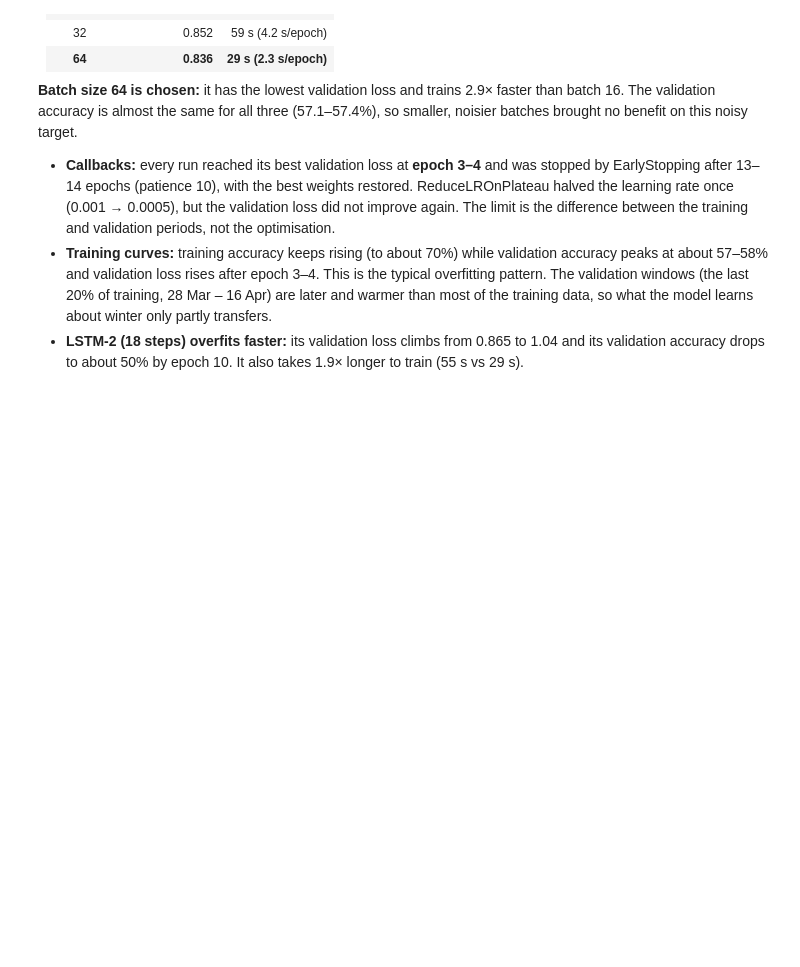
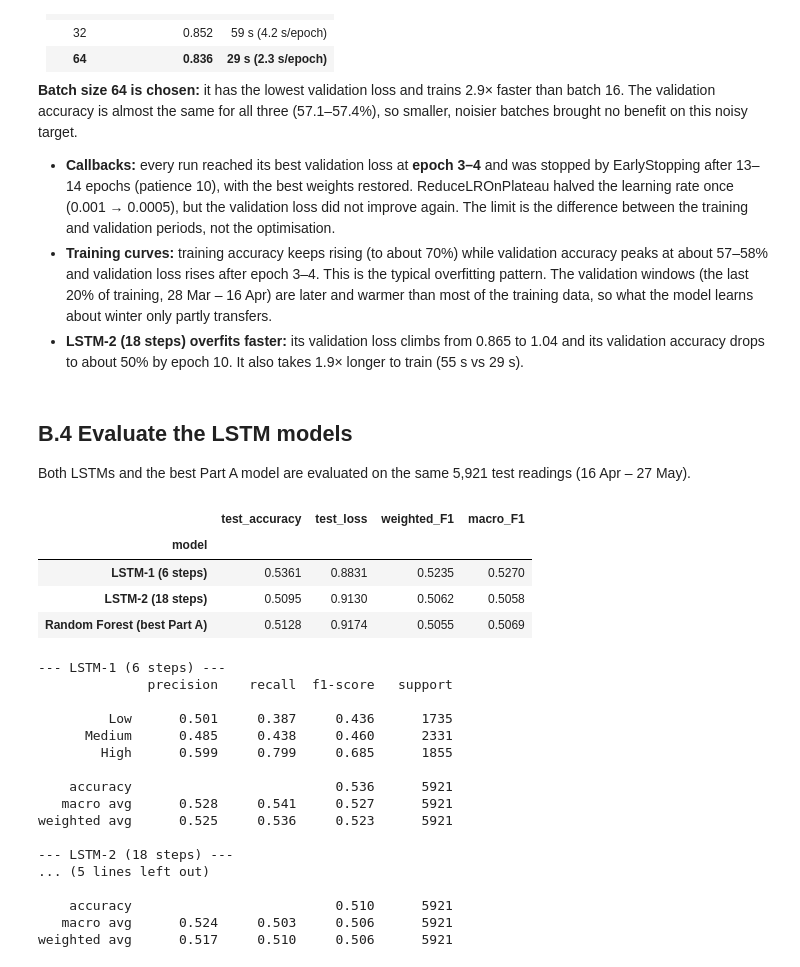
Before and after one commit to phu1009/COS40007---AI-Engineering-, a Jupyter notebook: Portfolio Assessment 3/notebook code/portfolio_assessment_3.ipynb, the cells around one changed output. Saved outputs shown, nothing was run; the diff lists cells and outputs as text; code cells hidden in the pictures; blank space fills up the shorter version.

```diff
--- a/Portfolio Assessment 3/notebook code/portfolio_assessment_3.ipynb
+++ b/Portfolio Assessment 3/notebook code/portfolio_assessment_3.ipynb
@@ -670,3 +670,49 @@ plt.show()
 - **Callbacks:** every run reached its best validation loss at **epoch 3–4** and was stopped by EarlyStopping after 13–14 epochs (patience 10), with the best weights restored. ReduceLROnPlateau halved the learning rate once (0.001 → 0.0005), but the validation loss did not improve again. The limit is the difference between the training and validation periods, not the optimisation.
 - **Training curves:** training accuracy keeps rising (to about 70%) while validation accuracy peaks at about 57–58% and validation loss rises after epoch 3–4. This is the typical overfitting pattern. The validation windows (the last 20% of training, 28 Mar – 16 Apr) are later and warmer than most of the training data, so what the model learns about winter only partly transfers.
 - **LSTM-2 (18 steps) overfits faster:** its validation loss climbs from 0.865 to 1.04 and its validation accuracy drops to about 50% by epoch 10. It also takes 1.9× longer to train (55 s vs 29 s).
+# %% [markdown]
+## B.4 Evaluate the LSTM models
+Both LSTMs and the best Part A model are evaluated on the same 5,921 test readings (16 Apr – 27 May).
+# %%
+lstm_pred, lstm_proba, rows_B = {}, {}, []
+for name, model in lstm_models.items():
+    Xw_test, yw_test = seq_data[SEQ_LENGTHS[name]]["test"]
+    test_loss, test_acc = model.evaluate(Xw_test, yw_test, verbose=0)
+    lstm_proba[name] = model.predict(Xw_test, verbose=0)
+    lstm_pred[name] = lstm_proba[name].argmax(axis=1)
+    rows_B.append({"model": f"{name} ({SEQ_LENGTHS[name]} steps)", "test_accuracy": test_acc, "test_loss": test_loss,
+                   "weighted_F1": f1_score(yw_test, lstm_pred[name], average="weighted"),
+                   "macro_F1": f1_score(yw_test, lstm_pred[name], average="macro")})
+rows_B.append({"model": f"{best_A} (best Part A)", "test_accuracy": results_A.loc[best_A, "test_accuracy"],
+               "test_loss": results_A.loc[best_A, "test_log_loss"], "weighted_F1": results_A.loc[best_A, "weighted_F1"],
+               "macro_F1": results_A.loc[best_A, "macro_F1"]})
+results_B = pd.DataFrame(rows_B).set_index("model")
+display(results_B.style.format("{:.4f}").highlight_max(subset=["test_accuracy", "weighted_F1"], color="#d6e6f8")
+        .highlight_min(subset=["test_loss"], color="#d6e6f8"))
+
+for name in lstm_models:
+    print(f"--- {name} ({SEQ_LENGTHS[name]} steps) ---")
+    print(classification_report(y_test, lstm_pred[name], target_names=CLASS_LABELS, digits=3))
+# %% [output]
+|  | test_accuracy | test_loss | weighted_F1 | macro_F1 |
+| model |  |  |  |  |
+| LSTM-1 (6 steps) | 0.5361 | 0.8831 | 0.5235 | 0.5270 |
+| LSTM-2 (18 steps) | 0.5095 | 0.9130 | 0.5062 | 0.5058 |
+| Random Forest (best Part A) | 0.5128 | 0.9174 | 0.5055 | 0.5069 |
+--- LSTM-1 (6 steps) ---
+              precision    recall  f1-score   support
+
+         Low      0.501     0.387     0.436      1735
+      Medium      0.485     0.438     0.460      2331
+        High      0.599     0.799     0.685      1855
+
+    accuracy                          0.536      5921
+   macro avg      0.528     0.541     0.527      5921
+weighted avg      0.525     0.536     0.523      5921
+
+--- LSTM-2 (18 steps) ---
+... (5 lines left out)
+
+    accuracy                          0.510      5921
+   macro avg      0.524     0.503     0.506      5921
+weighted avg      0.517     0.510     0.506      5921
```
Also changed, not shown: parts of 5 cells of this notebook, 2 other files.
